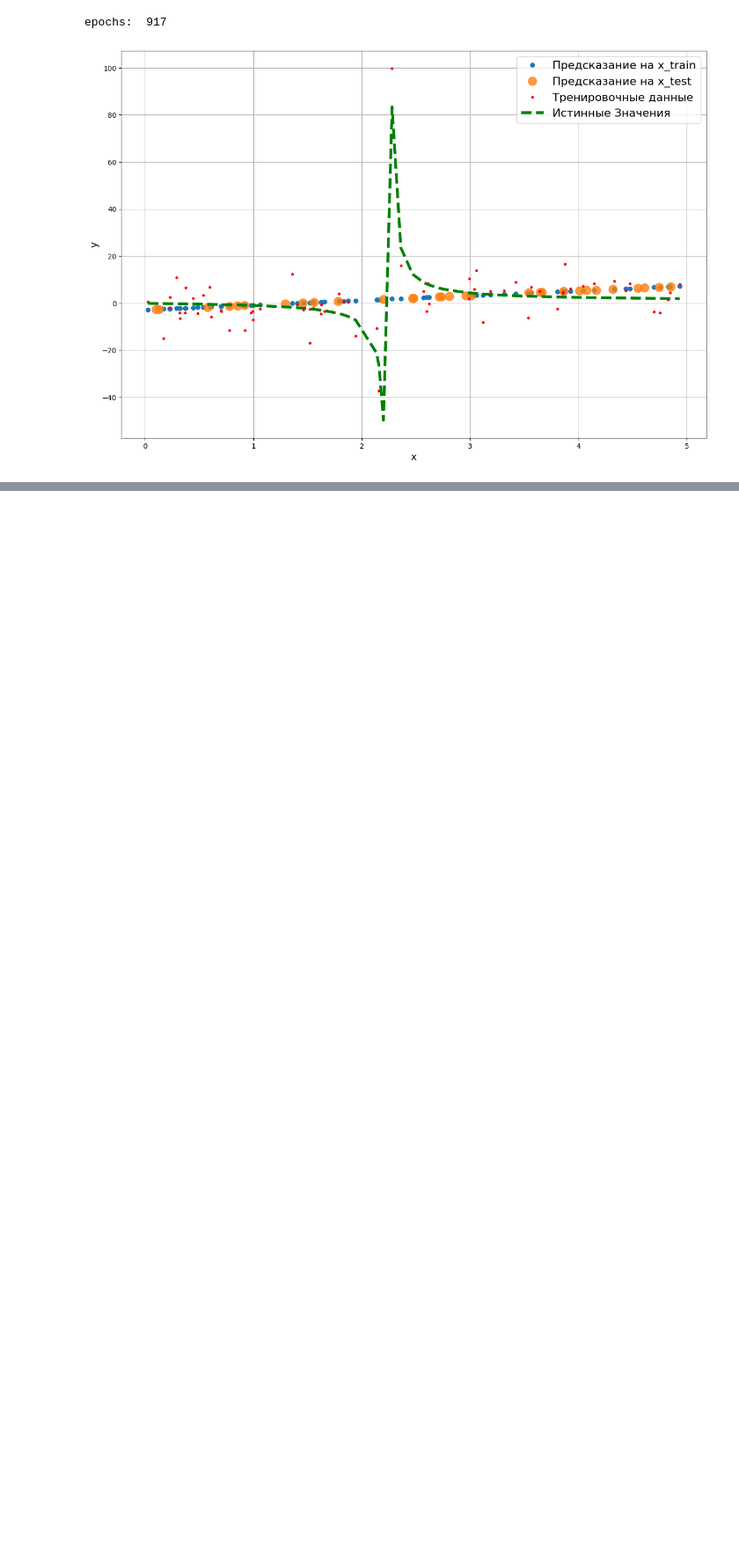
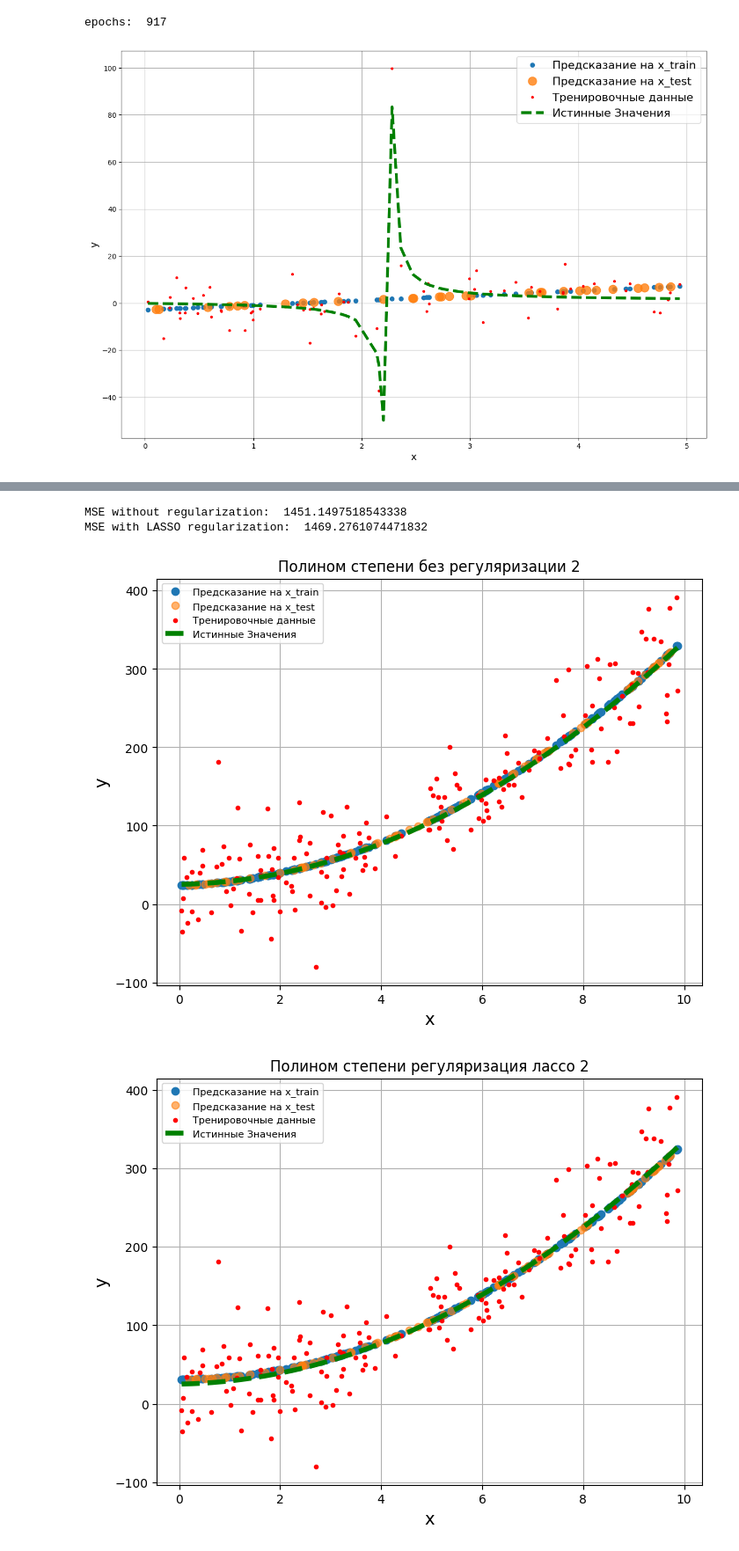
Before and after one commit to pyretttt/master_mle, a Jupyter notebook: practice2.ipynb, the cells around one changed output, grey strips where cells are left out. Shown at 88% size. Cells and saved outputs as stored; diff of their text form; code cells hidden in the pictures; blank space fills up the shorter version.

```diff
--- a/practice2.ipynb
+++ b/practice2.ipynb
@@ -255,0 +270,30 @@ epochs:  917
+# %%
+y_, y_true_, x_ = second_order_polynom_dataset
+X_train, X_test, y_train, y_test = split(x_, y_, test_size=0.3, random_state=42)
+
+degree = 2
+
+polyreg=make_pipeline(PolynomialFeatures(degree), LinearRegression())
+polyreg.fit(X_train,y_train)
+plt.figure(figsize=(8, 6))
+plot_sklearn_model(X_train, y_train, X_test, x_, y_true_, polyreg,
+                   title=f'Полином степени без регуляризации {degree}')
+mse_non_regularized_model = mse(y_test, polyreg.predict(X_test))
+
+# Полином второй степени вполне себе справляется
+
+polyreg=make_pipeline(PolynomialFeatures(degree), Lasso(alpha=100, max_iter=10000))
+polyreg.fit(X_train,y_train)
+plt.figure(figsize=(8, 6))
+plot_sklearn_model(X_train, y_train, X_test, x_, y_true_, polyreg,
+                   title=f'Полином степени регуляризация лассо {degree}')
+mse_regularized_model = mse(y_test, polyreg.predict(X_test))
+
+# Практически идентичные метрики
+print('MSE without regularization: ', mse_non_regularized_model)
+print('MSE with LASSO regularization: ', mse_regularized_model)
+# %% [output]
+MSE without regularization:  1451.1497518543338
+MSE with LASSO regularization:  1469.2761074471832
+[figure, added]
+[figure, added]
```
Also changed, not shown: parts of 8 cells of this notebook.
